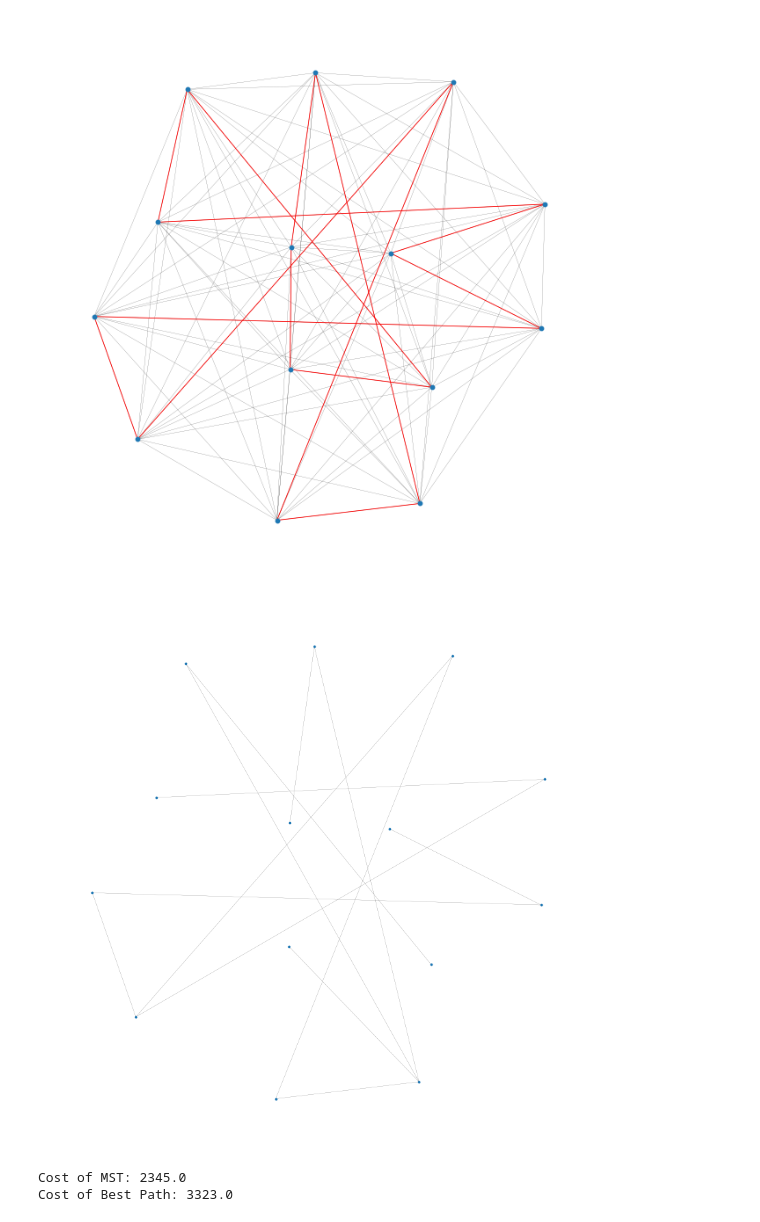
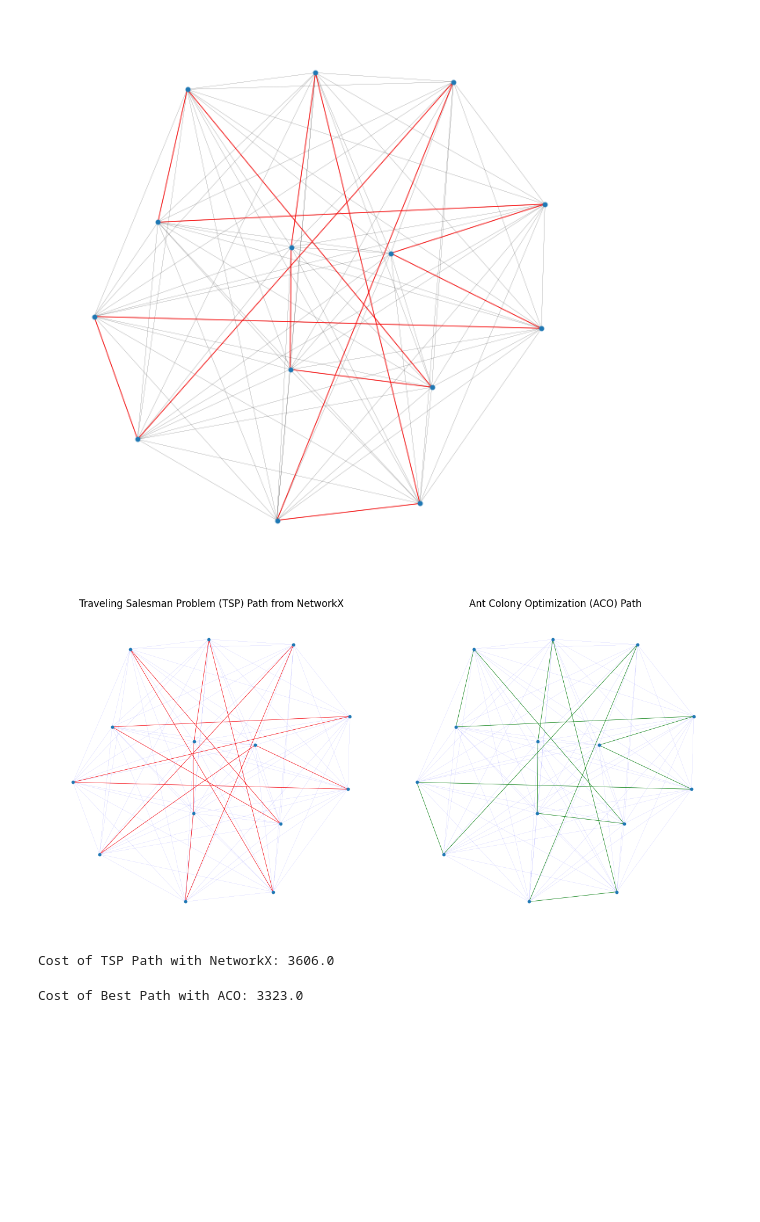
Before and after one commit to jamescalnan/Nature-Inspired-Computing-CA, a Jupyter notebook: proof notebook.ipynb, the cells around one changed output. Cells and saved outputs as stored; diff of their text form; code cells hidden in the pictures; blank space fills up the shorter version.

```diff
--- a/proof notebook.ipynb
+++ b/proof notebook.ipynb
@@ -1,6 +1,8 @@
 # %%
+
 import xml.etree.ElementTree as ET
 import networkx as nx
+from rich import print
 
 def parse_xml_to_graph(xml_data):
     # Parse the XML data
@@ -21,8 +23,8 @@ def parse_xml_to_graph(xml_data):
 
     return G
 
-# Your XML data
-xml_data = open('burma14.xml').read()
+xml_data = open('brazil58.xml').read()
+# xml_data = open('burma14.xml').read()
 
 # Parse the XML and create the graph
 graph = parse_xml_to_graph(xml_data)
@@ -135,9 +137,8 @@ class AntColonyOptimizer:
             self.graph[u][v]['pheromone'] *= (1 - self.evaporation_rate)
 
 
-# Assuming 'graph' is your NetworkX graph created from the XML data
-aco = AntColonyOptimizer(graph, num_ants=10, evaporation_rate=0.5, alpha=1, beta=2, max_iterations=100)
-best_solution, best_cost = aco.run()
+# aco = AntColonyOptimizer(graph, num_ants=10, evaporation_rate=0.5, alpha=1, beta=2, max_iterations=200)
+# best_solution, best_cost = aco.run()
 # %%
 import itertools
 import networkx as nx
@@ -208,25 +215,57 @@ def draw_best_path(graph, best_path, pos):
 draw_best_path(graph, best_solution, layout)
 # %% [output]
 [figure]
-# %%
-# use networkx to find the mst
-mst = nx.minimum_spanning_tree(graph)
-
-# draw the mst
-plt.figure(figsize=(width, width))
-# layout = nx.spring_layout(graph, seed=3, k = .5, iterations=2000)
-nx.draw(mst, with_labels=False, node_size=3, width=0.1, pos=layout)
-plt.axis('off')
-plt.show()
-# %% [output]
-[figure, removed]
+# %%
+import networkx as nx
+import matplotlib.pyplot as plt
+
+# Create a figure with two subplots
+fig, (ax1, ax2) = plt.subplots(1, 2, figsize=(12, 6))
+
+
+# Extract edges from the ACO path
+path_edges = [(best_solution[i], best_solution[i+1]) for i in range(len(best_solution) - 1)]
+path_edges.append((best_solution[-1], best_solution[0]))  # Adding edge to complete the tour
+
+# Draw TSP path on the left subplot
+
+import networkx.algorithms.approximation as nx_app
+cycle = nx_app.christofides(graph, weight="weight")
+
+edge_list = list(nx.utils.pairwise(cycle))
+# Combine the two lists into a single networkx graph
+tsp_g = nx.Graph()
+tsp_g.add_nodes_from(graph.nodes)
+tsp_g.add_edges_from(edge_list)
+
+ax1.set_title('Traveling Salesman Problem (TSP) Path from NetworkX')
+nx.draw_networkx_nodes(graph, pos=layout, node_size=10, ax=ax1)
+nx.draw_networkx_edges(graph, pos=layout, edgelist=graph.edges, width=0.05, edge_color='blue', ax=ax1)
+nx.draw_networkx_edges(tsp_g, pos=layout, width=0.5, edge_color='red', ax=ax1)
+ax1.axis('off')
+
+# Draw ACO path on the right subplot
+ax2.set_title('Ant Colony Optimization (ACO) Path')
+nx.draw_networkx_nodes(graph, pos=layout, node_size=10, ax=ax2)
+nx.draw_networkx_edges(graph, pos=layout, edgelist=graph.edges, width=0.05, edge_color='blue', ax=ax2)
+nx.draw_networkx_edges(graph, pos=layout, edgelist=path_edges, width=0.5, edge_color='green', ax=ax2)
+ax2.axis('off')
+
+
+
+# Adjust layout and display the figure
+plt.tight_layout()
+plt.show()
+# %% [output]
+[figure, added]
 # %%
-# Weight of the mst generated by networkx
-mst_cost = sum(mst[u][v]['weight'] for u, v in mst.edges())
-print(f"Cost of MST: {mst_cost}")
+# Weight of the TSP path found by NetworkX, use the weights of the edges from the original graph
+tsp_cost = sum(graph[u][v]['weight'] for u, v in edge_list)
+print(f"Cost of TSP Path with NetworkX: {tsp_cost}")
+
 
 # Weight of the best path found by the ACO algorithm
-print(f"Cost of Best Path: {best_cost}")
+print(f"Cost of Best Path with ACO: {best_cost}")
 # %% [output]
-Cost of MST: 2345.0
-Cost of Best Path: 3323.0
+Cost of TSP Path with NetworkX: 3606.0
+Cost of Best Path with ACO: 3323.0
```
Also changed, not shown: parts of 2 cells of this notebook.
